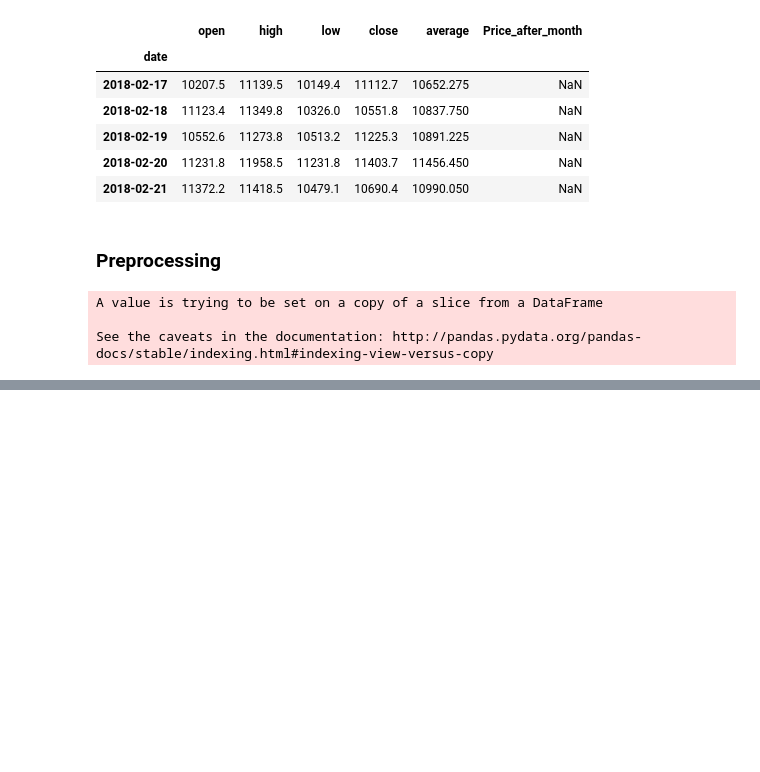
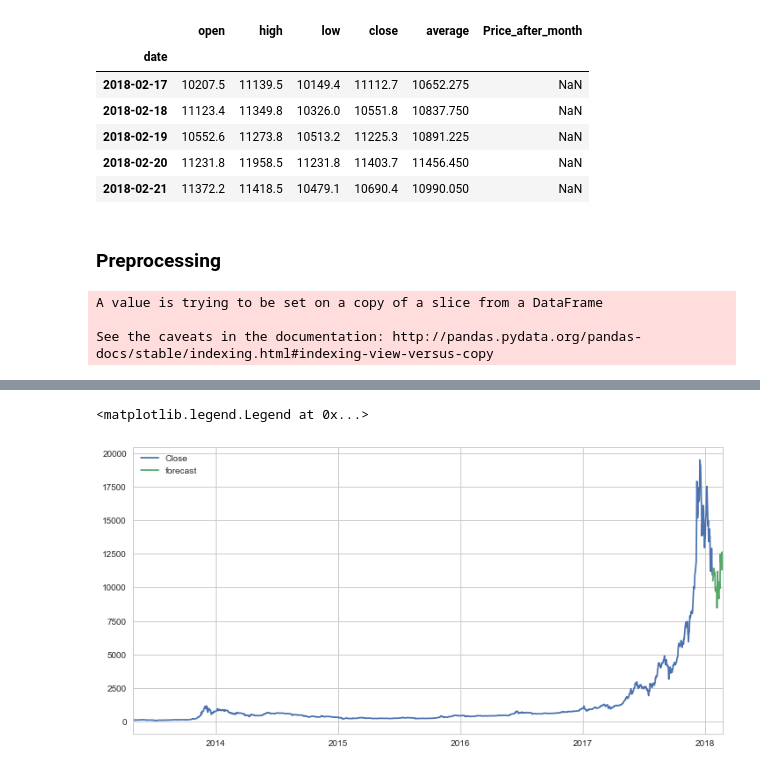
Before and after one commit to vishalvb/Kaggle, a Jupyter notebook: bitcoin_price_prediction/bitcoin_prediction.ipynb, the cells around one changed output, grey strips where cells are left out. Drawn from its saved outputs; the diff is of its cells as text; code cells hidden in the pictures; blank space fills up the shorter version.

Commit message:
prediction complete

```diff
--- a/bitcoin_price_prediction/bitcoin_prediction.ipynb
+++ b/bitcoin_price_prediction/bitcoin_prediction.ipynb
@@ -297,0 +308,11 @@ See the caveats in the documentation: http://pandas.pydata.org/pandas-docs/stabl
+# %%
+from sklearn import cross_validation
+X_train,X_test,y_train,y_test = cross_validation.train_test_split(X,Y,test_size = 0.3, random_state = 101)
+# %%
+from sklearn.ensemble import RandomForestRegressor
+reg = RandomForestRegressor(n_estimators = 200, random_state = 101)
+reg.fit(X_train, y_train)
+accuracy = reg.score(X_test, y_test)
+accuracy = accuracy * 100
+accuracy = float("{0:.4f}".format(accuracy))
+print('Accuracy is:',accuracy,'%')
@@ -297,0 +326,13 @@ See the caveats in the documentation: http://pandas.pydata.org/pandas-docs/stabl
+# %%
+#take alst 30 elements to make our predictions
+x_30 = X[-30:]
+forecast = reg.predict(x_30)
+# %%
+#creating a new column which contains the predictions!
+from datetime import datetime, timedelta
+last_date = btc.iloc[-1].name
+modified_date = last_date + timedelta(days = 1)
+date = pd.date_range(modified_date, periods = 30, freq='D')
+df1 = pd.DataFrame(forecast, columns = ['Forecast'], index = date)
+btc=  btc.append(df1)
+btc.tail()
@@ -297,0 +346,8 @@ See the caveats in the documentation: http://pandas.pydata.org/pandas-docs/stabl
+# %%
+#plot our forecast
+btc['close'].plot(figsize=(12,6), label = 'Close')
+btc['Forecast'].plot(label = 'forecast')
+plt.legend()
+# %% [output]
+<matplotlib.legend.Legend at 0x...>
+[figure, added]
```
Also changed, not shown: parts of 5 cells of this notebook.
